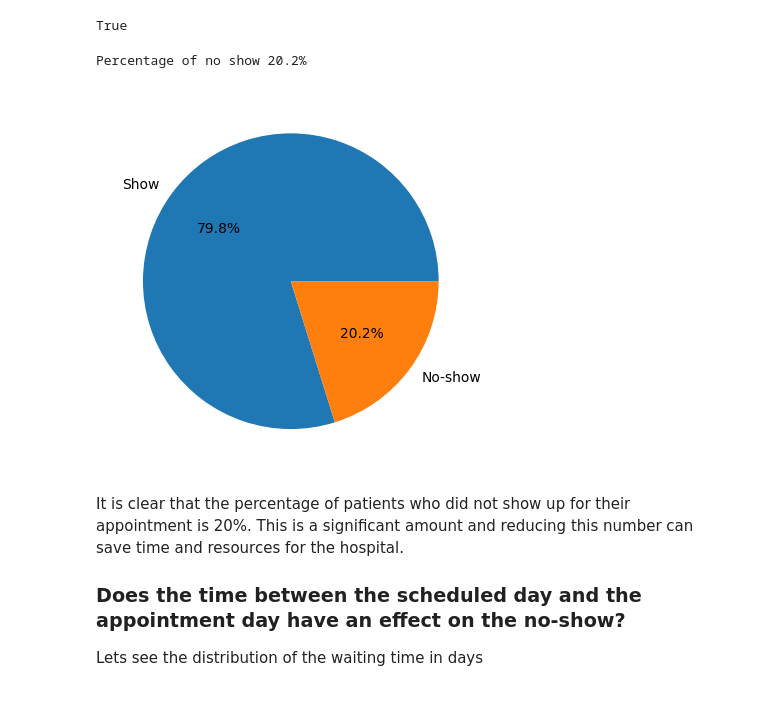
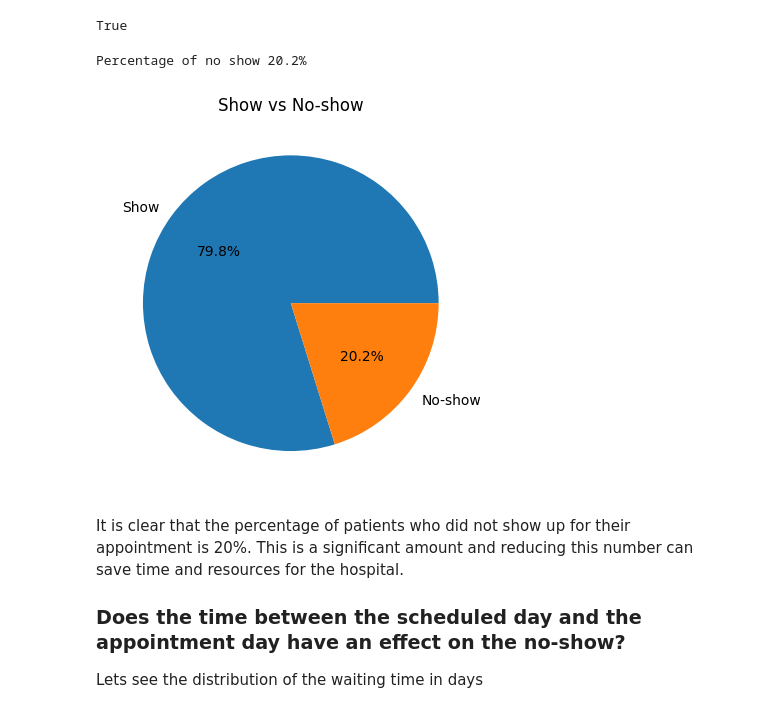
Before and after one commit to reposandermets/data-analysis-no-show, a Jupyter notebook: Investigate_a_Dataset.ipynb, the cells around one changed output. Saved outputs shown, nothing was run; the diff lists cells and outputs as text; code cells hidden in the pictures.

Commit message:
Improve plots
* Add title to plots
* Add labels to plots
* Add legend to plots

```diff
--- a/Investigate_a_Dataset.ipynb
+++ b/Investigate_a_Dataset.ipynb
@@ -243,13 +243,15 @@ True
 # %%
 percentage_no_show = count_no_show / total_count * 100
 # print formatted percentage using string literal
 print(f'Percentage of no show {percentage_no_show:.1f}%')
 fig, ax = plt.subplots()
 ax.pie([count_show_up, count_no_show], labels=['Show', 'No-show'], autopct='%1.1f%%')
+
+plt.title('Show vs No-show')
 plt.show()
 # %% [output]
 Percentage of no show 20.2%
-[figure, old version]
+[figure, new version]
 # %% [markdown]
 It is clear that the percentage of patients who did not show up for their appointment is 20%.
 This is a significant amount and reducing this number can save time and resources for the hospital.
```
Also changed, not shown: parts of 7 cells of this notebook, 2 other files.
